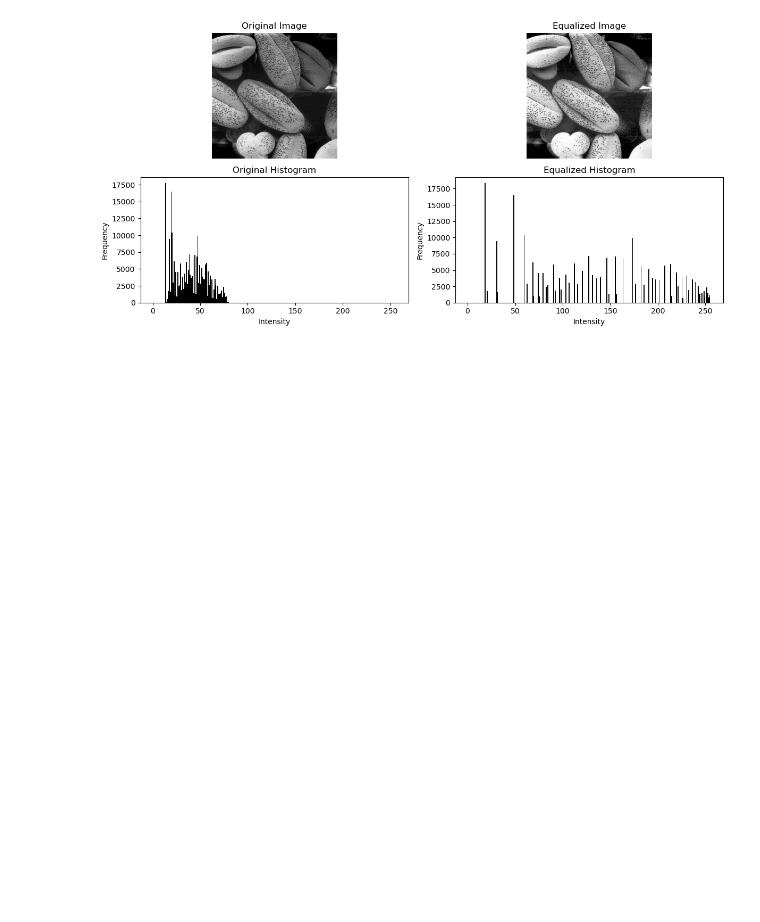
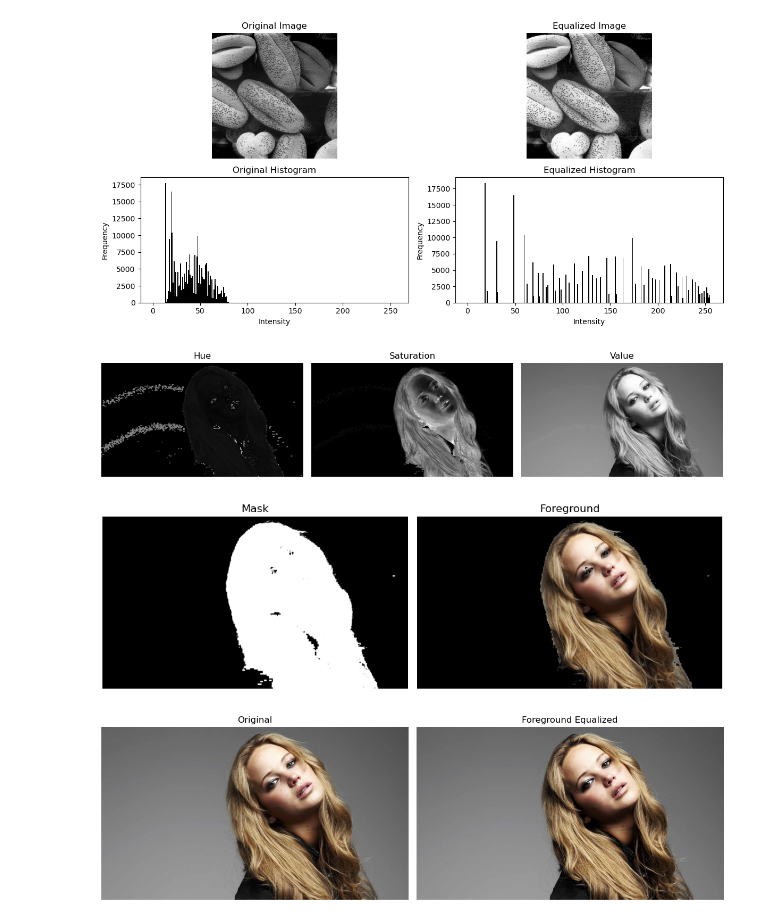
Before and after one commit to Manujayaugp/EN-3160, a Jupyter notebook: assignment1-220386H.ipynb, the cells around one changed output. Saved outputs shown, nothing was run; the diff lists cells and outputs as text; code cells hidden in the pictures; blank space fills up the shorter version.

```diff
--- a/assignment1-220386H.ipynb
+++ b/assignment1-220386H.ipynb
@@ -287,3 +287,68 @@ plt.savefig('hist_equalization_results.png', dpi=300, bbox_inches='tight')
 plt.show()
 # %% [output]
 [figure]
+# %%
+
+# Load and convert image
+jennifer = cv.imread('a1images/jeniffer.jpg')
+assert jennifer is not None
+jennifer_hsv = cv.cvtColor(jennifer, cv.COLOR_BGR2HSV)
+jennifer_rgb = cv.cvtColor(jennifer, cv.COLOR_BGR2RGB)
+
+# Split into HSV planes
+H, S, V = cv.split(jennifer_hsv)
+
+# Display HSV components
+fig, ax = plt.subplots(1, 3, figsize=(12, 4))
+ax[0].imshow(H, cmap='gray', vmin=0, vmax=255)
+ax[0].set_title('Hue'), ax[0].axis("off")
+ax[1].imshow(S, cmap='gray', vmin=0, vmax=255)
+ax[1].set_title('Saturation'), ax[1].axis("off")
+ax[2].imshow(V, cmap='gray', vmin=0, vmax=255)
+ax[2].set_title('Value'), ax[2].axis("off")
+plt.tight_layout()
+plt.show()
+
+# Create mask from saturation
+_, mask = cv.threshold(S, 12, 255, cv.THRESH_BINARY)
+
+# Extract foreground
+foreground = cv.bitwise_and(jennifer, jennifer, mask=mask)
+
+# Display mask and foreground
+plt.figure(figsize=(10, 5))
+plt.subplot(1, 2, 1)
+plt.imshow(mask, cmap='gray')
+plt.title('Mask'), plt.axis('off')
+plt.subplot(1, 2, 2)
+plt.imshow(cv.cvtColor(foreground, cv.COLOR_BGR2RGB))
+plt.title('Foreground'), plt.axis('off')
+plt.tight_layout()
+plt.show()
+
+# Equalize foreground value channel
+foreground_hsv = cv.cvtColor(foreground, cv.COLOR_BGR2HSV)
+H_fg, S_fg, V_fg = cv.split(foreground_hsv)
+
+# Calculate histogram and CDF
+hist = cv.calcHist([V_fg], [0], mask, [256], [0, 256])
+cdf = hist.cumsum()
+cdf_normalized = ((cdf - cdf.min()) * 255 / (cdf.max() - cdf.min())).astype('uint8')
+V_eq = cdf_normalized[V_fg]
+
+# Merge equalized foreground with background
+merged = cv.merge([H_fg, S_fg, V_eq])
+foreground_modified = cv.cvtColor(merged, cv.COLOR_HSV2RGB)
+background = cv.bitwise_and(jennifer, jennifer, mask=cv.bitwise_not(mask))
+result = cv.add(cv.cvtColor(background, cv.COLOR_BGR2RGB), foreground_modified)
+
+# Final comparison
+fig, ax = plt.subplots(1, 2, figsize=(12, 6))
+ax[0].imshow(jennifer_rgb), ax[0].set_title('Original'), ax[0].axis('off')
+ax[1].imshow(result), ax[1].set_title('Foreground Equalized'), ax[1].axis('off')
+plt.tight_layout()
+plt.show()
+# %% [output]
+[figure, added]
+[figure, added]
+[figure, added]
```
